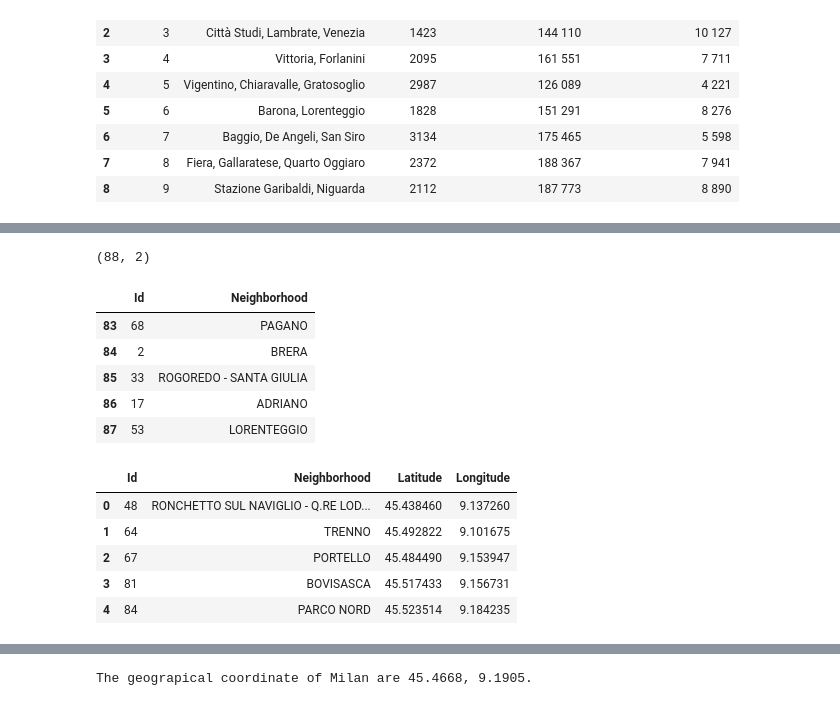
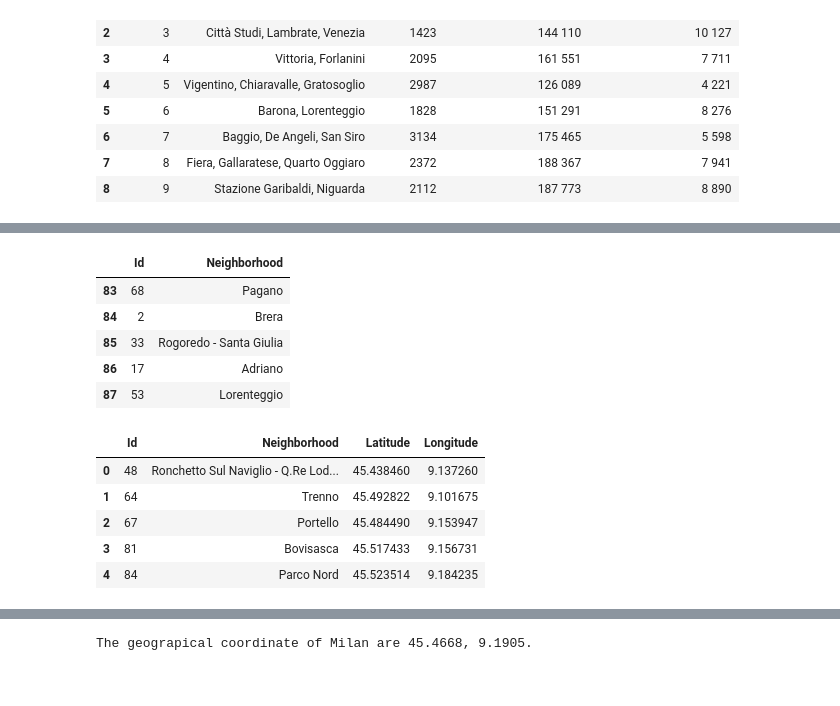
Before and after one commit to lazzarusd/Coursera_Capstone, a Jupyter notebook: The_Battle_of_Neighborhoods.ipynb, the cells around one changed output, grey strips where cells are left out. Drawn from its saved outputs; the diff is of its cells as text; code cells hidden in the pictures.

```diff
--- a/The_Battle_of_Neighborhoods.ipynb
+++ b/The_Battle_of_Neighborhoods.ipynb
@@ -146,15 +165,15 @@ milan_neighborhood_geodf.head()
 # %%
 milan_neighborhood = milan_neighborhood_geodf[['ID_NIL', 'NIL']].copy()
 milan_neighborhood.columns = ('Id', 'Neighborhood')
+milan_neighborhood['Neighborhood'] = milan_neighborhood['Neighborhood'].str.title()
 milan_neighborhood.tail()
 # %% [output]
-(88, 2)
 |  | Id | Neighborhood |
-| 83 | 68 | PAGANO |
-| 84 | 2 | BRERA |
-| 85 | 33 | ROGOREDO - SANTA GIULIA |
-| 86 | 17 | ADRIANO |
-| 87 | 53 | LORENTEGGIO |
+| 83 | 68 | Pagano |
+| 84 | 2 | Brera |
+| 85 | 33 | Rogoredo - Santa Giulia |
+| 86 | 17 | Adriano |
+| 87 | 53 | Lorenteggio |
 # %%
 from shapely.wkt import loads as load_wkt
 
@@ -175,11 +194,11 @@ milan_neighborhood['Longitude'] = lon_centr
 milan_neighborhood.head()
 # %% [output]
 |  | Id | Neighborhood | Latitude | Longitude |
-| 0 | 48 | RONCHETTO SUL NAVIGLIO - Q.RE LOD... | 45.438460 | 9.137260 |
-| 1 | 64 | TRENNO | 45.492822 | 9.101675 |
-| 2 | 67 | PORTELLO | 45.484490 | 9.153947 |
-| 3 | 81 | BOVISASCA | 45.517433 | 9.156731 |
-| 4 | 84 | PARCO NORD | 45.523514 | 9.184235 |
+| 0 | 48 | Ronchetto Sul Naviglio - Q.Re Lod... | 45.438460 | 9.137260 |
+| 1 | 64 | Trenno | 45.492822 | 9.101675 |
+| 2 | 67 | Portello | 45.484490 | 9.153947 |
+| 3 | 81 | Bovisasca | 45.517433 | 9.156731 |
+| 4 | 84 | Parco Nord | 45.523514 | 9.184235 |
 # %%
 milan_borough.head()
 # %% [output]
```
Also changed, not shown: parts of 76 cells of this notebook.
